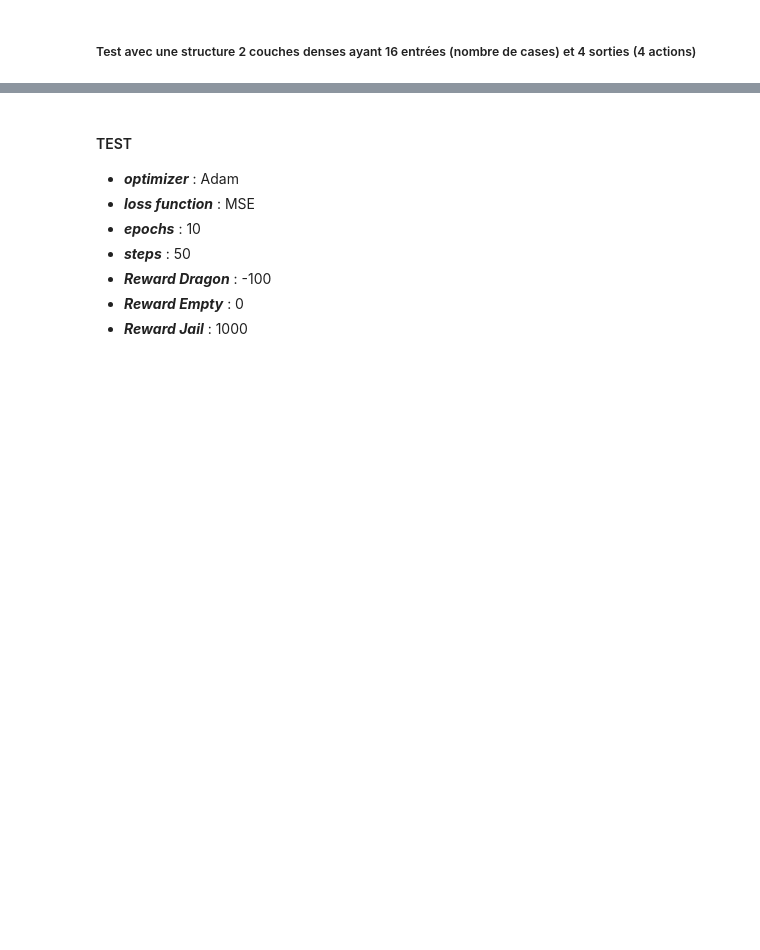
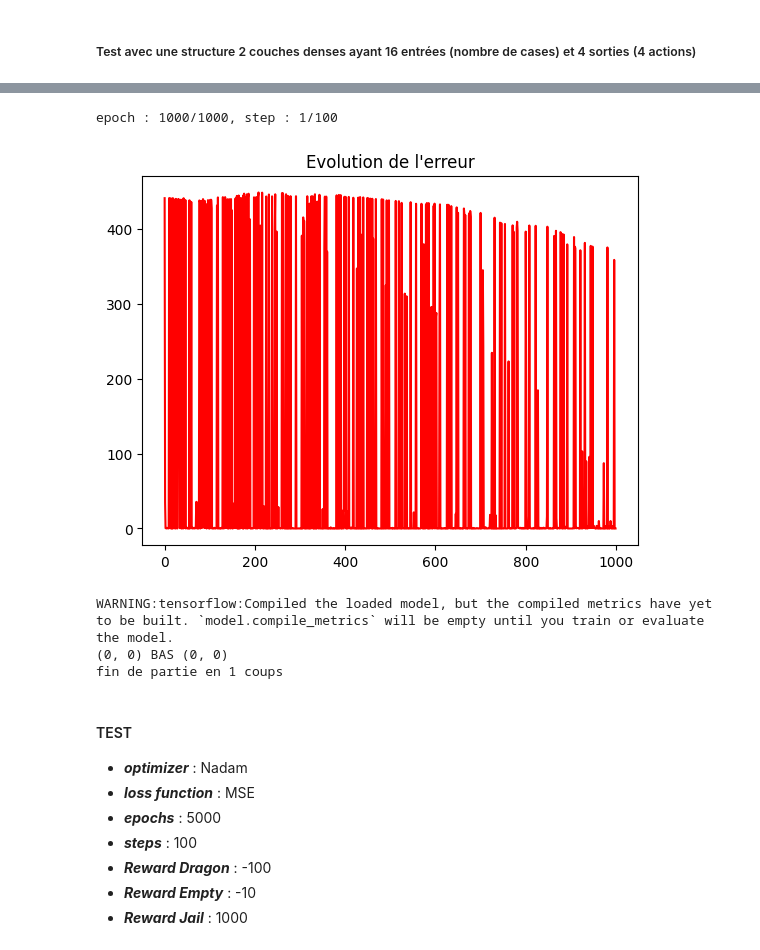
Before and after one commit to JugurthaAsma/ML, a Jupyter notebook: projet3/renforcement.ipynb, the cells around one changed output, grey strips where cells are left out. Saved outputs shown, nothing was run; the diff lists cells and outputs as text; code cells hidden in the pictures; blank space fills up the shorter version.

```diff
--- a/projet3/renforcement.ipynb
+++ b/projet3/renforcement.ipynb
@@ -480,8 +488,8 @@ class DeepGame:
             # calculate the epsilon
             epsilon = self.episodes / (self.episodes + episode)
 
-            for step in range(1, self.steps):
-                sys.stdout.write("\r" + "epoch : " + str(episode) + "/" + str(self.episodes) + ", step : " + str(step) + "/" + str(self.steps))
+            for step in range(self.steps):
+                sys.stdout.write("\r" + "epoch : " + str(episode+1) + "/" + str(self.episodes) + ", step : " + str(step+1) + "/" + str(self.steps))
                 # play one step
                 # choose an action
                 action = self.choose_action(position, epsilon)
@@ -536,12 +544,11 @@ class DeepGame:
     # play the game
     def play(self):
 
-        MAX_ITER = 100
         iter = 0
         position = (0, 0)
         fin = False
 
-        while iter < MAX_ITER and not fin:
+        while iter < self.steps and not fin:
             iter += 1
             # update the vector of states
             self.update_vec_etat(position)
@@ -550,7 +557,7 @@ class DeepGame:
             # apply the action
             new_position, reward, fin = applicaion_action(action, position, self.space)
 
-            print( str(position) + " (" + str(action) + ") " + str(new_position))
+            print( str(position) + " " + str(action) + " " + str(new_position))
             if iter % 10 == 0:
                 print()
 
@@ -560,15 +567,17 @@ class DeepGame:
             # update the position
             position = new_position
 
-        if iter == MAX_ITER:
+        if iter == self.steps:
             print("Trop d'itérations")
 # %%
 # function to create a game with a configuration train and play
-def create_game(optimizer_name, loss_fn_name, episodes, steps, dragon_reward, jail_reward, empty_reward):
+def create_game(optimizer_name, loss_fn_name, episodes, steps, dragon_reward, jail_reward, empty_reward, start_reward=-5):
     # set the rewards
-    Rewards.set_rewards({"S": 0, "D": dragon_reward, "J": jail_reward, "_": empty_reward})
+    Rewards.set_rewards({"S": start_reward, "D": dragon_reward, "J": jail_reward, "_": empty_reward})
     # create the game
     game = DeepGame(episodes=episodes, steps=steps, optimizer_name=optimizer_name, loss_fn_name=loss_fn_name)
 
     game.train(verbose=False)
     game.play()
+
+    return game
@@ -575,12 +595,20 @@ def create_game(optimizer_name, loss_fn_name, episodes, steps, dragon_reward, ja
+# %%
+game1 = create_game(optimizer_name="Adam", loss_fn_name="SGD", episodes=1000, steps=100, dragon_reward=-500, empty_reward=-20, jail_reward=500)
+# %% [output]
+epoch : 1000/1000, step : 1/100
+[figure, added]
+WARNING:tensorflow:Compiled the loaded model, but the compiled metrics have yet to be built. `model.compile_metrics` will be empty until you train or evaluate the model.
+(0, 0) BAS (0, 0)
+fin de partie en 1 coups
 # %% [markdown]
 #### TEST
 
 
-*   ***optimizer*** : Adam
+*   ***optimizer*** : Nadam
 *   ***loss function*** : MSE
-*   ***epochs*** : 10
-*   ***steps*** : 50
+*   ***epochs*** : 5000
+*   ***steps*** : 100
 *   ***Reward Dragon*** : -100
-*   ***Reward Empty*** : 0
+*   ***Reward Empty*** : -10
 *   ***Reward Jail*** : 1000
 # %%
```
Also changed, not shown: parts of 15 cells of this notebook.
